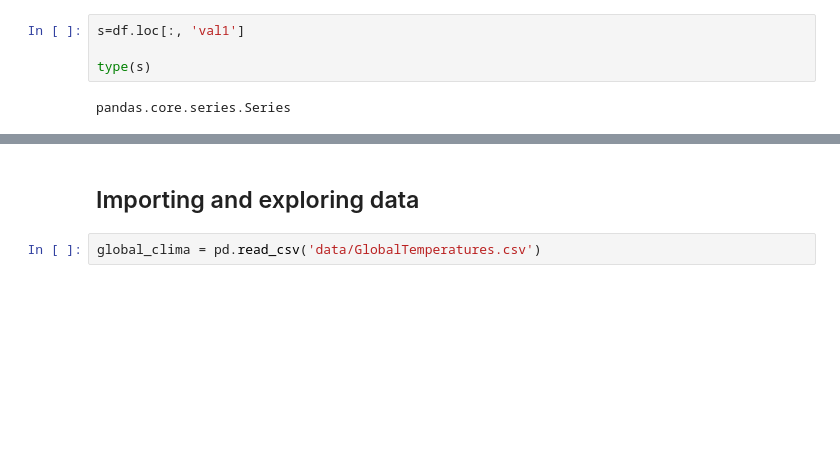
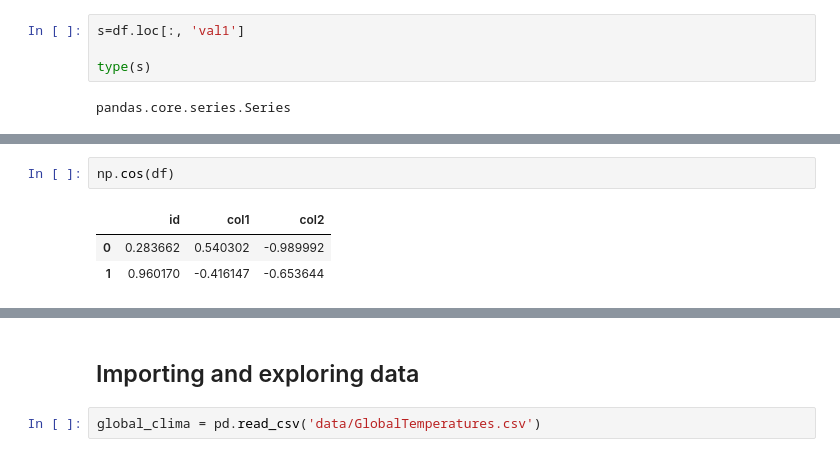
Before and after one commit to douglasvitoreti/scientific-python-lectures, a Jupyter notebook: Lecture-6-Pandas.ipynb, the cells around one changed output, grey strips where cells are left out. Drawn from its saved outputs; the diff is of its cells as text; blank space fills up the shorter version.

```diff
--- a/Lecture-6-Pandas.ipynb
+++ b/Lecture-6-Pandas.ipynb
@@ -165,0 +188,6 @@ pandas.core.series.Series
+# %%
+np.cos(df)
+# %% [output]
+|  | id | col1 | col2 |
+| 0 | 0.283662 | 0.540302 | -0.989992 |
+| 1 | 0.960170 | -0.416147 | -0.653644 |
```
Also changed, not shown: parts of 9 cells of this notebook, 1 other file.
